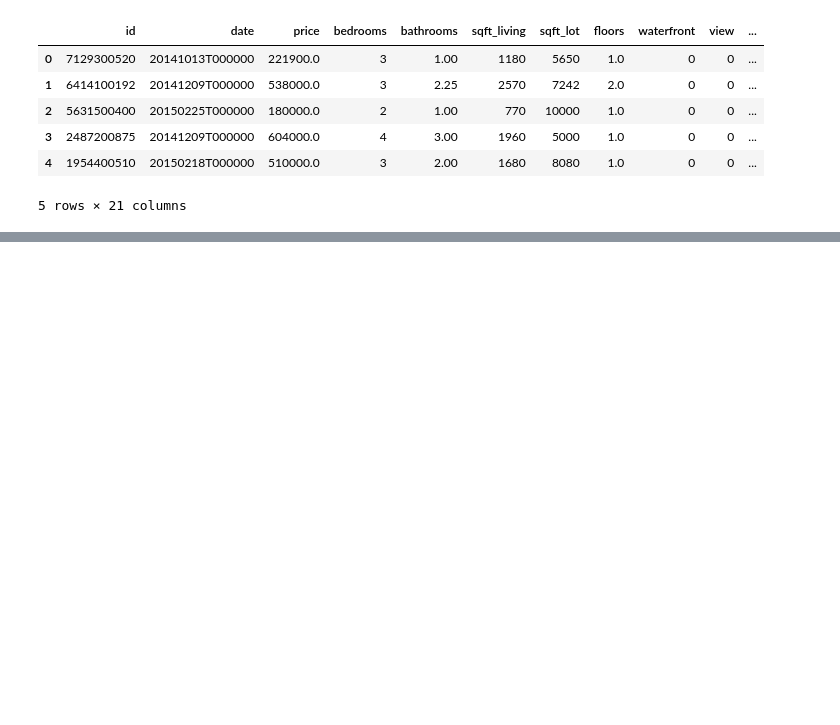
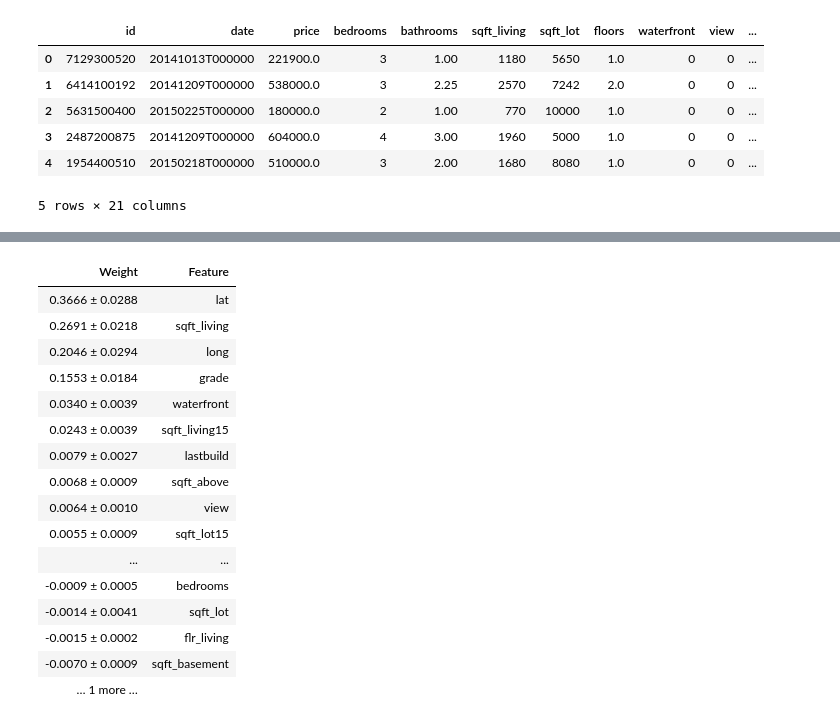
Before and after one commit to GabrielG16/HouseRocket-Pricing, a Jupyter notebook: Modeling.ipynb, the cells around one changed output, grey strips where cells are left out. Cells and saved outputs as stored; diff of their text form; code cells hidden in the pictures; blank space fills up the shorter version.

```diff
--- a/Modeling.ipynb
+++ b/Modeling.ipynb
@@ -113,0 +244,20 @@ array([-30759.75043018,  -9489.12779261,  89019.01930107,   -128.21641324,
+# %%
+eli5.show_weights(perm, feature_names = X_test.columns.tolist())
+# %% [output]
+| Weight | Feature |
+| 0.3666 ± 0.0288 | lat |
+| 0.2691 ± 0.0218 | sqft_living |
+| 0.2046 ± 0.0294 | long |
+| 0.1553 ± 0.0184 | grade |
+| 0.0340 ± 0.0039 | waterfront |
+| 0.0243 ± 0.0039 | sqft_living15 |
+| 0.0079 ± 0.0027 | lastbuild |
+| 0.0068 ± 0.0009 | sqft_above |
+| 0.0064 ± 0.0010 | view |
+| 0.0055 ± 0.0009 | sqft_lot15 |
+| ... | ... |
+| -0.0009 ± 0.0005 | bedrooms |
+| -0.0014 ± 0.0041 | sqft_lot |
+| -0.0015 ± 0.0002 | flr_living |
+| -0.0070 ± 0.0009 | sqft_basement |
+| … 1 more … |  |
```
Also changed, not shown: parts of 42 cells of this notebook.
